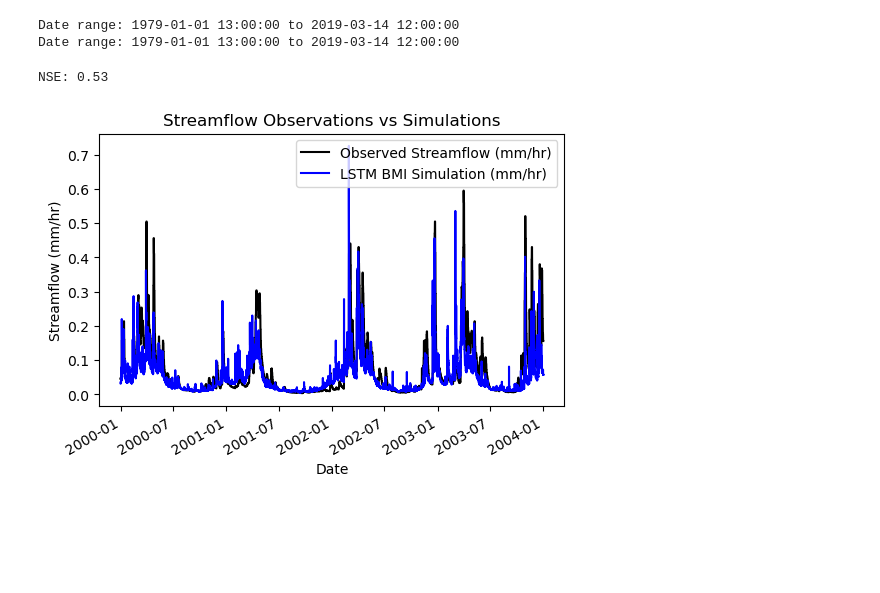
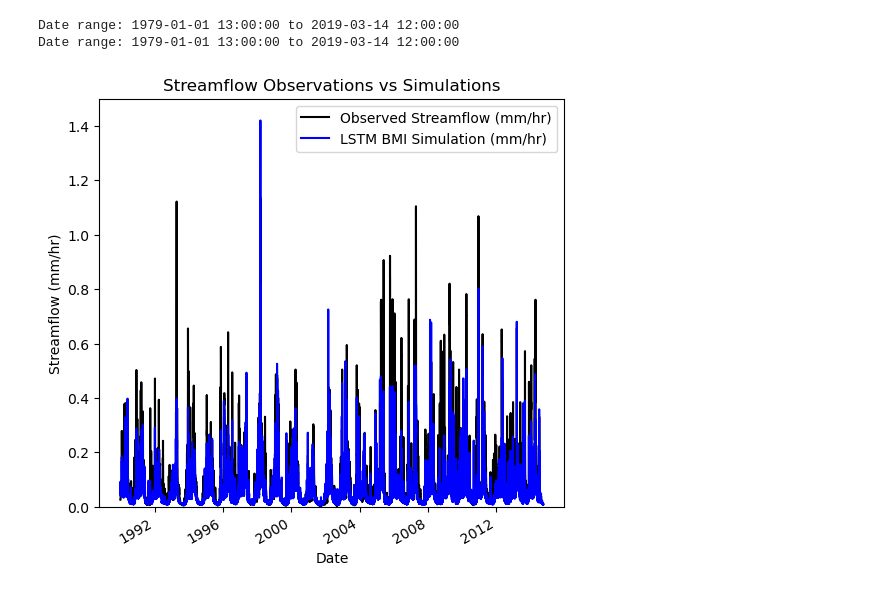
Before and after one commit to jmframe/lstm, a Jupyter notebook: notebooks/run_lstm_with_bmi_save_states.ipynb, the cells around one changed output. Drawn from its saved outputs; the diff is of its cells as text; code cells hidden in the pictures; blank space fills up the shorter version.

```diff
--- a/notebooks/run_lstm_with_bmi_save_states.ipynb
+++ b/notebooks/run_lstm_with_bmi_save_states.ipynb
@@ -150,43 +152,37 @@ Date range: 1979-01-01 13:00:00 to 2019-03-14 12:00:00
 Date range: 1979-01-01 13:00:00 to 2019-03-14 12:00:00
 # %%
 # Define the desired date range
-start_date = datetime(2000, 1, 1)
-end_date = datetime(2004, 1, 1)
+start_date = datetime(1990, 1, 1)
+end_date = datetime(2019, 1, 1)
 
 # Find indices for the desired date range
 date_indices = [i for i, date in enumerate(converted_dates) if start_date <= date <= end_date]
 
 # Subset observation data using the date indices
 obs_full = np.array(sample_data['qobs_CAMELS_mm_per_hour'][ibasin])
 obs = obs_full[date_indices]  # Observation data within the desired date range
 
 # Subset the simulation data to match the same date range
 sim = runoff_output_limited[date_indices]
 
 # Check for valid points in both obs and sim
 valid_mask = ~np.isnan(obs) & ~np.isnan(sim)
 obs_valid = obs[valid_mask]
 sim_valid = sim[valid_mask]
 
 # Subset the dates to match valid points
 dates_valid = [converted_dates[i] for i in np.array(date_indices)[valid_mask]]
 
-# Calculate the Nash-Sutcliffe Efficiency (NSE) for the overlapping valid points
-denominator = ((obs_valid - obs_valid.mean())**2).sum()
-numerator = ((sim_valid - obs_valid)**2).sum()
-nse = 1 - numerator / denominator
-print(f"NSE: {nse:.2f}")
-
 # Plot the data for the desired range with dates on the x-axis
-plt.figure(figsize=(6, 4))
+plt.figure(figsize=(6, 6))
 plt.plot(dates_valid, obs_valid, label='Observed Streamflow (mm/hr)', color='k')
 plt.plot(dates_valid, sim_valid, label='LSTM BMI Simulation (mm/hr)', color='blue')
 plt.ylabel('Streamflow (mm/hr)')
 plt.xlabel('Date')
 plt.title('Streamflow Observations vs Simulations')
+plt.ylim([0,1.5])
 plt.legend()
 plt.gcf().autofmt_xdate()  # Rotate and format x-axis labels for dates
 plt.show()
 # %% [output]
-NSE: 0.53
-[figure, old version]
+[figure, new version]
```
Also changed, not shown: parts of 1 cell of this notebook, 5 other files.
